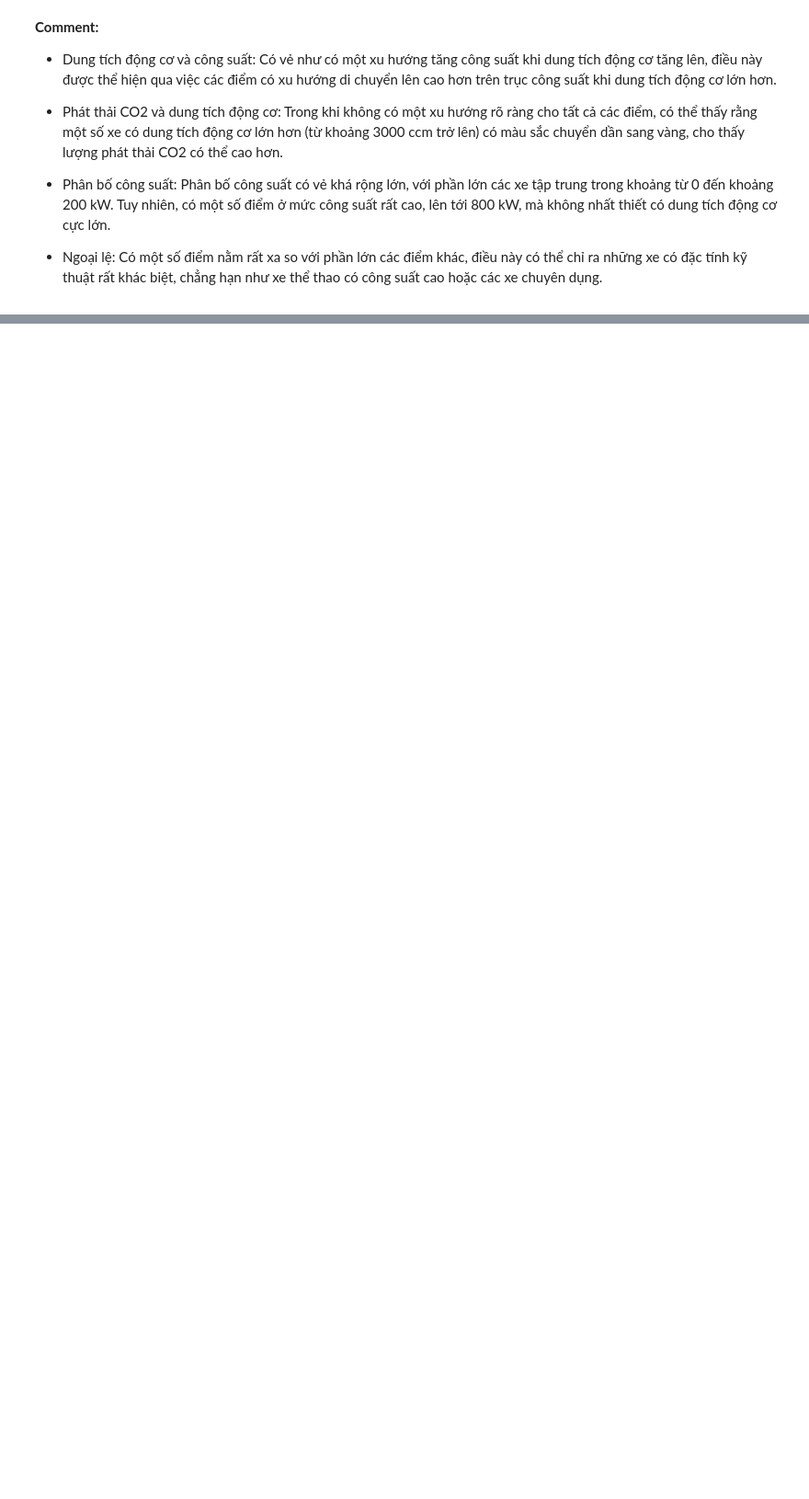
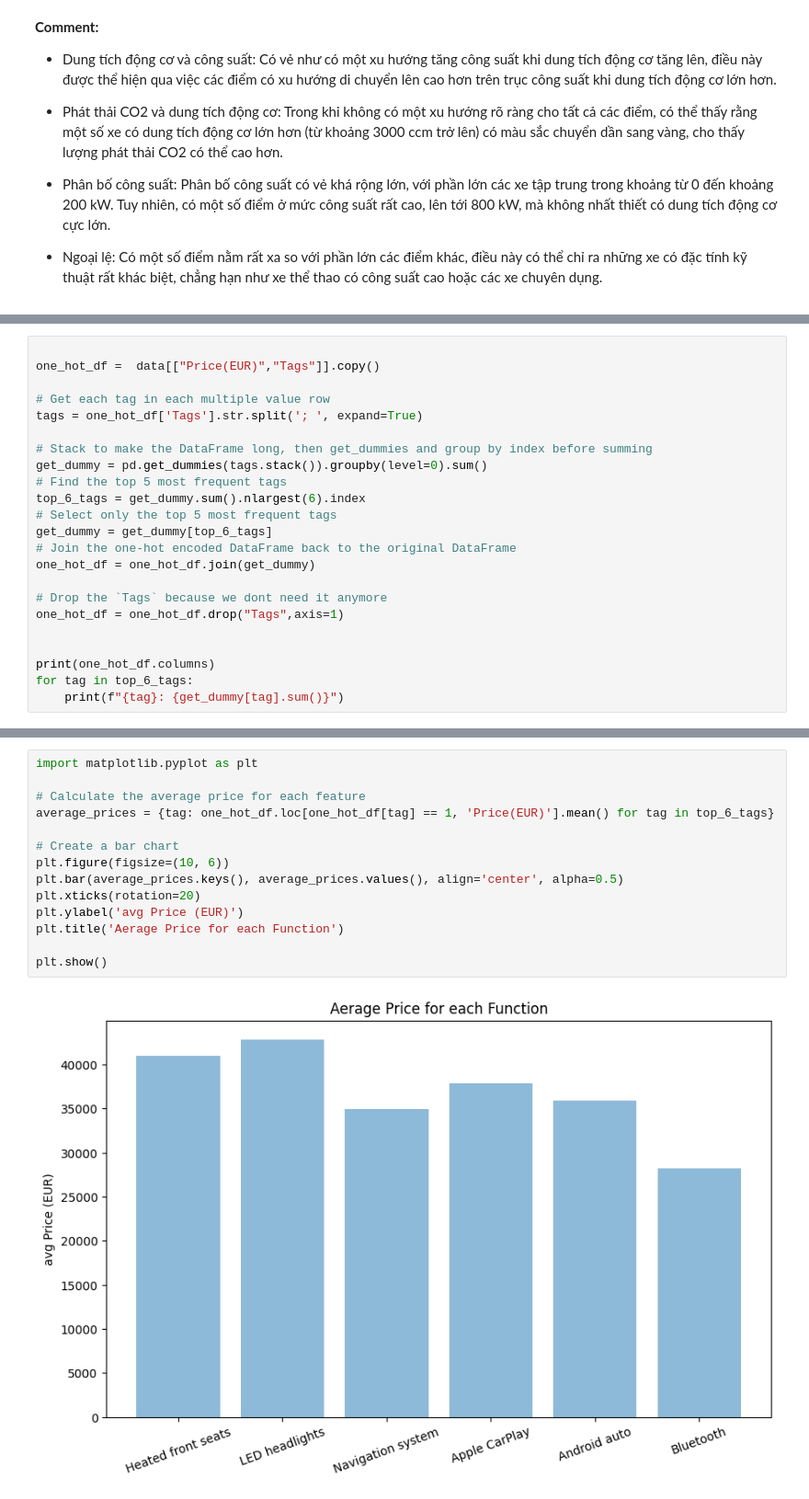
Before and after one commit to MTriNguci/DS_FINAL_PROJ, a Jupyter notebook: 3. Eda.ipynb, the cells around one changed output, grey strips where cells are left out. Shown: that part at 92% size. Drawn from its saved outputs; the diff is of its cells as text; blank space fills up the shorter version.

```diff
--- a/3. Eda.ipynb
+++ b/3. Eda.ipynb
@@ -288,0 +318,23 @@ fig.show()
+# %%
+
+one_hot_df =  data[["Price(EUR)","Tags"]].copy()
+
+# Get each tag in each multiple value row
+tags = one_hot_df['Tags'].str.split('; ', expand=True)
+
+# Stack to make the DataFrame long, then get_dummies and group by index before summing
+get_dummy = pd.get_dummies(tags.stack()).groupby(level=0).sum()
+# Find the top 5 most frequent tags
+top_6_tags = get_dummy.sum().nlargest(6).index
+# Select only the top 5 most frequent tags
+get_dummy = get_dummy[top_6_tags]
+# Join the one-hot encoded DataFrame back to the original DataFrame
+one_hot_df = one_hot_df.join(get_dummy)
+
+# Drop the `Tags` because we dont need it anymore
+one_hot_df = one_hot_df.drop("Tags",axis=1)
+
+
+print(one_hot_df.columns)
+for tag in top_6_tags:
+    print(f"{tag}: {get_dummy[tag].sum()}")
@@ -288,0 +353,16 @@ fig.show()
+# %%
+import matplotlib.pyplot as plt
+
+# Calculate the average price for each feature
+average_prices = {tag: one_hot_df.loc[one_hot_df[tag] == 1, 'Price(EUR)'].mean() for tag in top_6_tags}
+
+# Create a bar chart
+plt.figure(figsize=(10, 6))
+plt.bar(average_prices.keys(), average_prices.values(), align='center', alpha=0.5)
+plt.xticks(rotation=20)
+plt.ylabel('avg Price (EUR)')
+plt.title('Aerage Price for each Function')
+
+plt.show()
+# %% [output]
+[figure, added]
```
Also changed, not shown: parts of 39 cells of this notebook.
